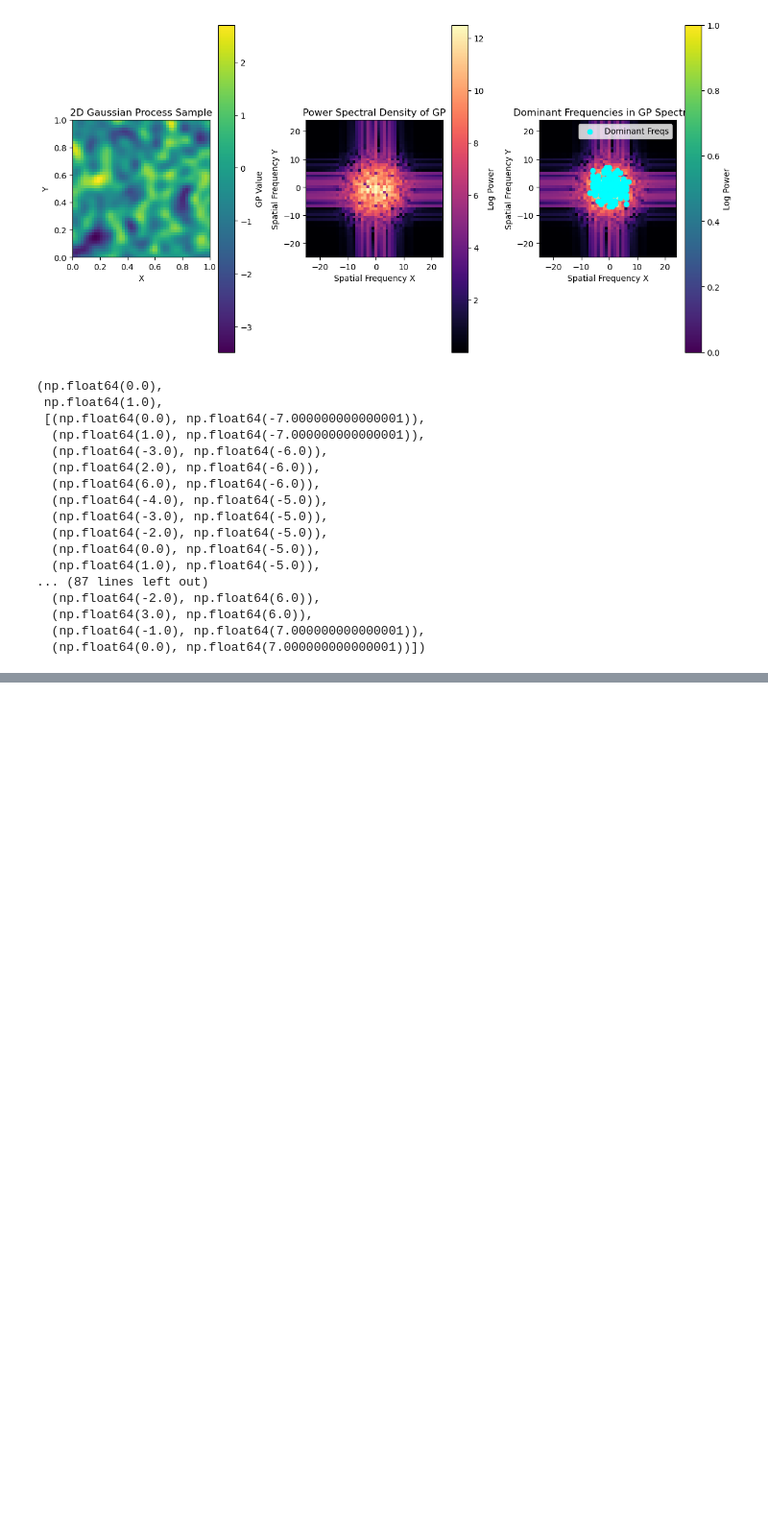
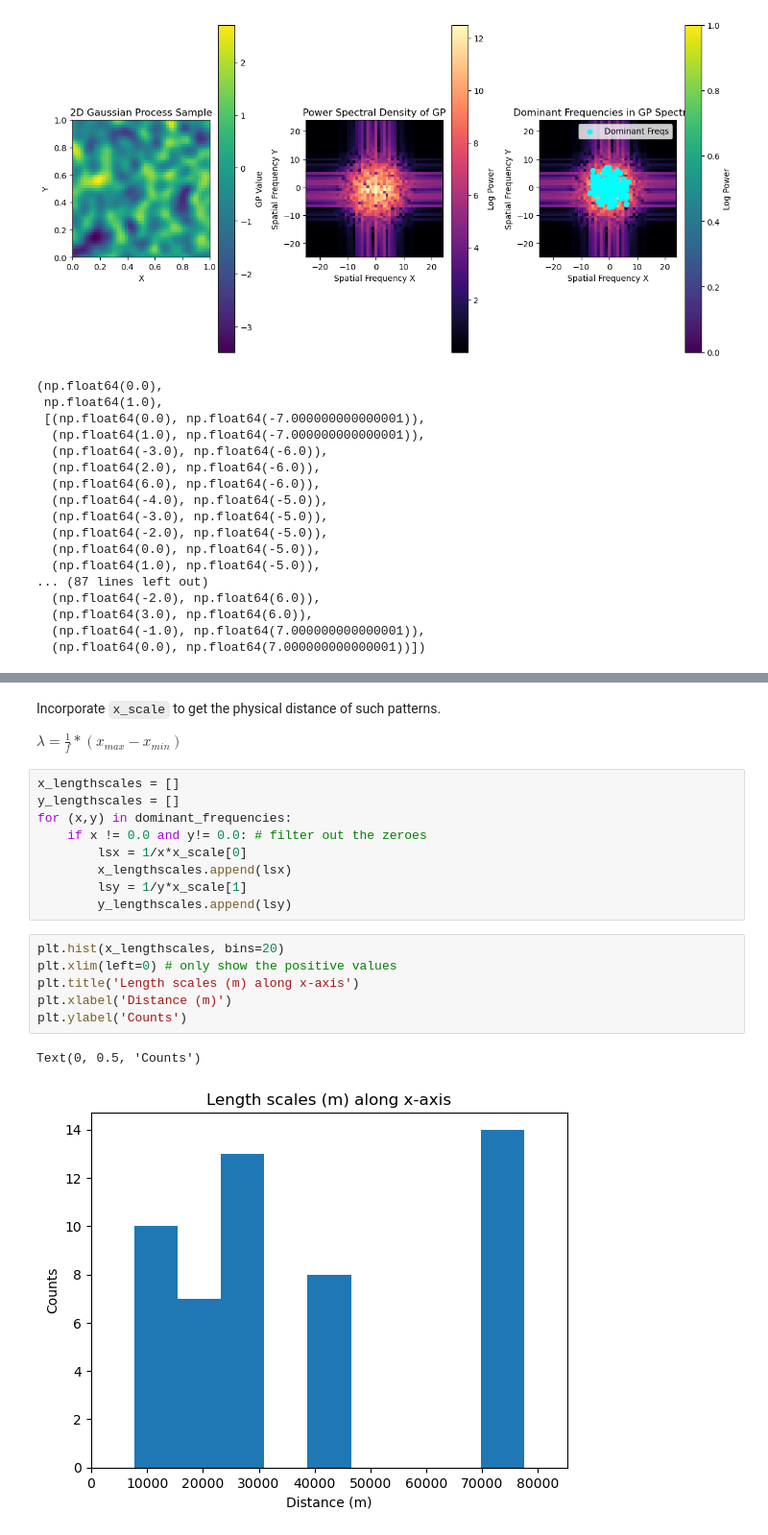
Before and after one commit to edrian-liao/uhi-deep-learning, a Jupyter notebook: notebooks/05_non-stationary_modelling.ipynb, the cells around one changed output, grey strips where cells are left out. Shown at 96% size. Saved outputs shown, nothing was run; the diff lists cells and outputs as text; blank space fills up the shorter version.

```diff
--- a/notebooks/05_non-stationary_modelling.ipynb
+++ b/notebooks/05_non-stationary_modelling.ipynb
@@ -971,0 +1066,25 @@ plt.hist(list_freq)
+# %% [markdown]
+Incorporate `x_scale` to get the physical distance of such patterns.
+
+$\begin{equation}
+    \lambda = \frac{1}{f} * (x_{max}-x_{min})
+\end{equation}
+    $
+# %%
+x_lengthscales = []
+y_lengthscales = []
+for (x,y) in dominant_frequencies:
+    if x != 0.0 and y!= 0.0: # filter out the zeroes
+        lsx = 1/x*x_scale[0]
+        x_lengthscales.append(lsx)
+        lsy = 1/y*x_scale[1]
+        y_lengthscales.append(lsy)
+# %%
+plt.hist(x_lengthscales, bins=20)
+plt.xlim(left=0) # only show the positive values
+plt.title('Length scales (m) along x-axis')
+plt.xlabel('Distance (m)')
+plt.ylabel('Counts')
+# %% [output]
+Text(0, 0.5, 'Counts')
+[figure, added]
```
Also changed, not shown: parts of 36 cells of this notebook, 2 other files.
